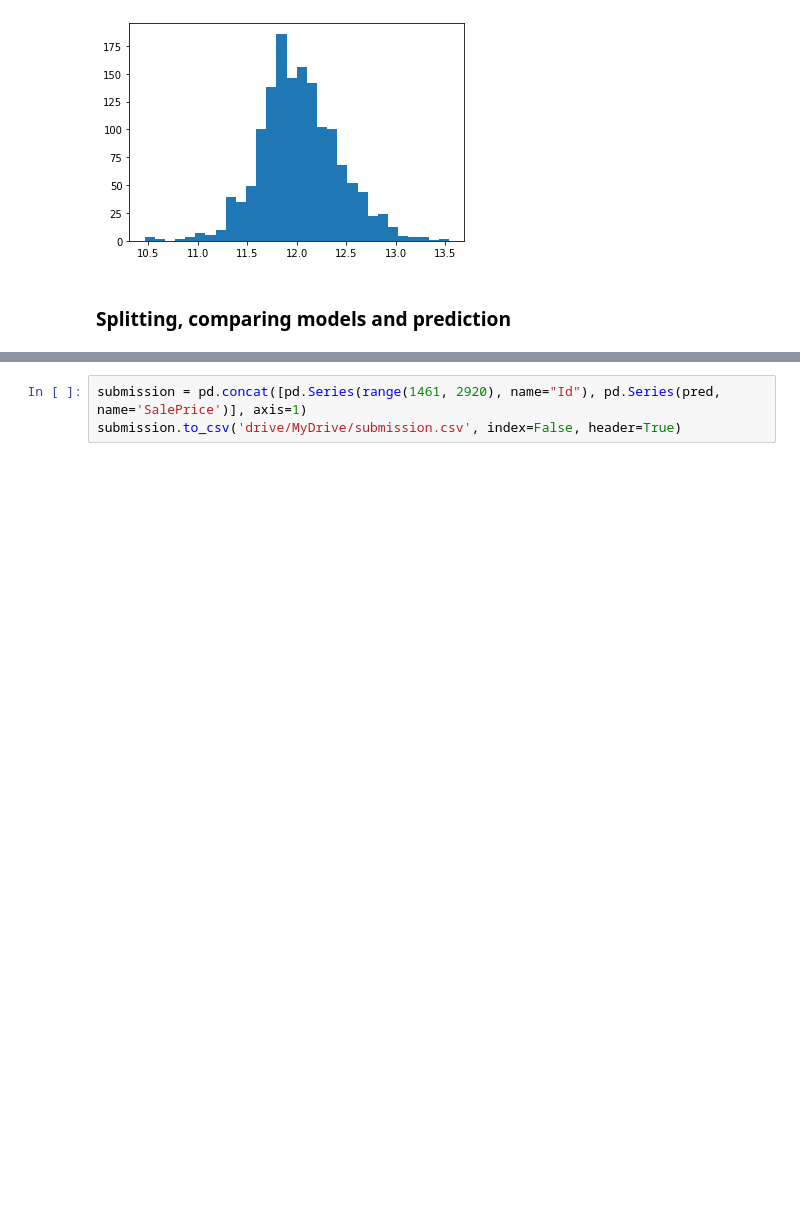
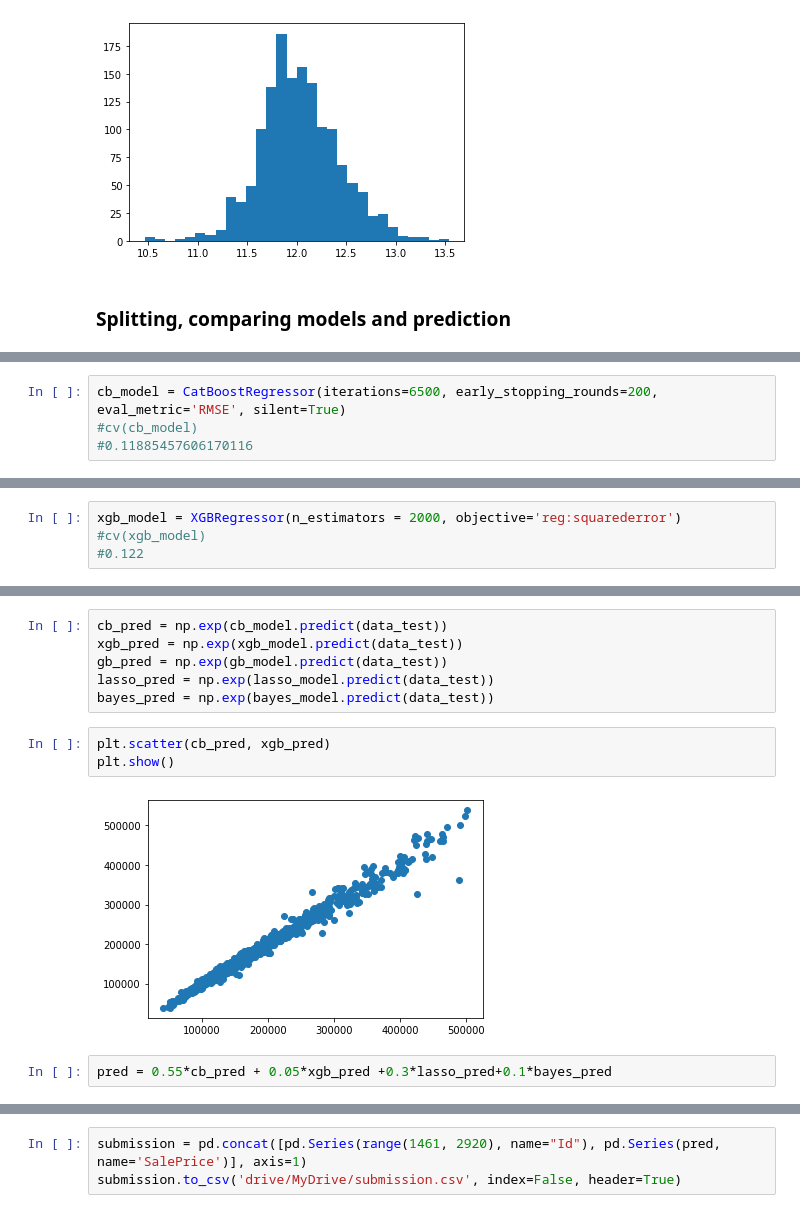
Before and after one commit to pear2jam/notebooks, a Jupyter notebook: Houses_Prices.ipynb, the cells around one changed output, grey strips where cells are left out. Drawn from its saved outputs; the diff is of its cells as text; blank space fills up the shorter version.

```diff
--- a/Houses_Prices.ipynb
+++ b/Houses_Prices.ipynb
@@ -304,0 +525,4 @@ pred = 0.8*cb_pred + 0.2*xgb_pred + 0.0*elastic_pred
+# %%
+cb_model = CatBoostRegressor(iterations=6500, early_stopping_rounds=200, eval_metric='RMSE', silent=True)
+#cv(cb_model)
+#0.11885457606170116
@@ -304,0 +531,4 @@ pred = 0.8*cb_pred + 0.2*xgb_pred + 0.0*elastic_pred
+# %%
+xgb_model = XGBRegressor(n_estimators = 2000, objective='reg:squarederror')
+#cv(xgb_model)
+#0.122
@@ -305,3 +675,16 @@ pred = 0.8*cb_pred + 0.2*xgb_pred + 0.0*elastic_pred
+# %%
+cb_pred = np.exp(cb_model.predict(data_test))
+xgb_pred = np.exp(xgb_model.predict(data_test))
+gb_pred = np.exp(gb_model.predict(data_test))
+lasso_pred = np.exp(lasso_model.predict(data_test))
+bayes_pred = np.exp(bayes_model.predict(data_test))
+# %%
+plt.scatter(cb_pred, xgb_pred)
+plt.show()
+# %% [output]
+[figure, added]
+# %%
+pred = 0.55*cb_pred + 0.05*xgb_pred +0.3*lasso_pred+0.1*bayes_pred
 # %%
 max(pred)
 # %% [output]
```
Also changed, not shown: parts of 138 cells of this notebook.
